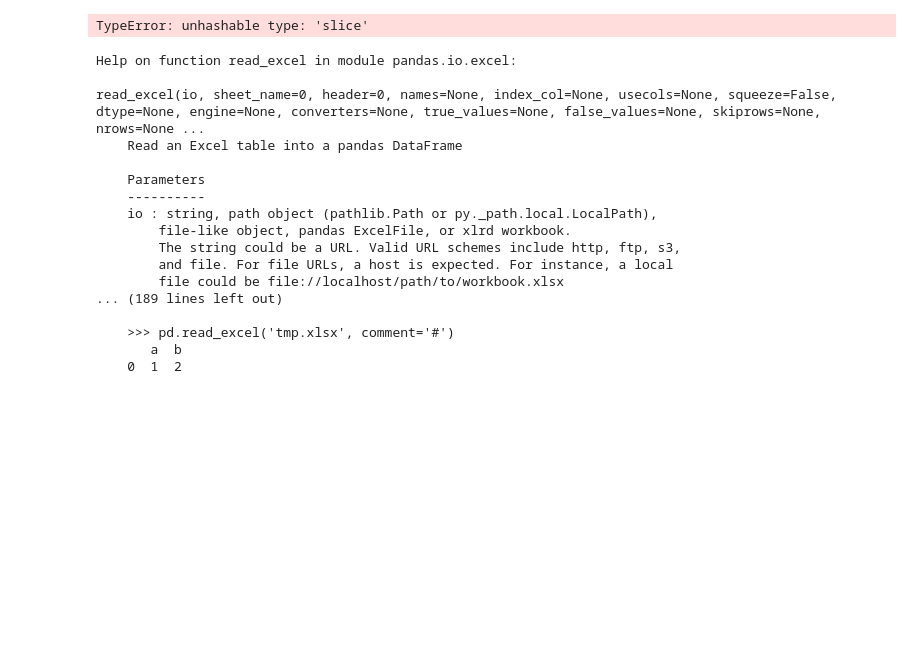
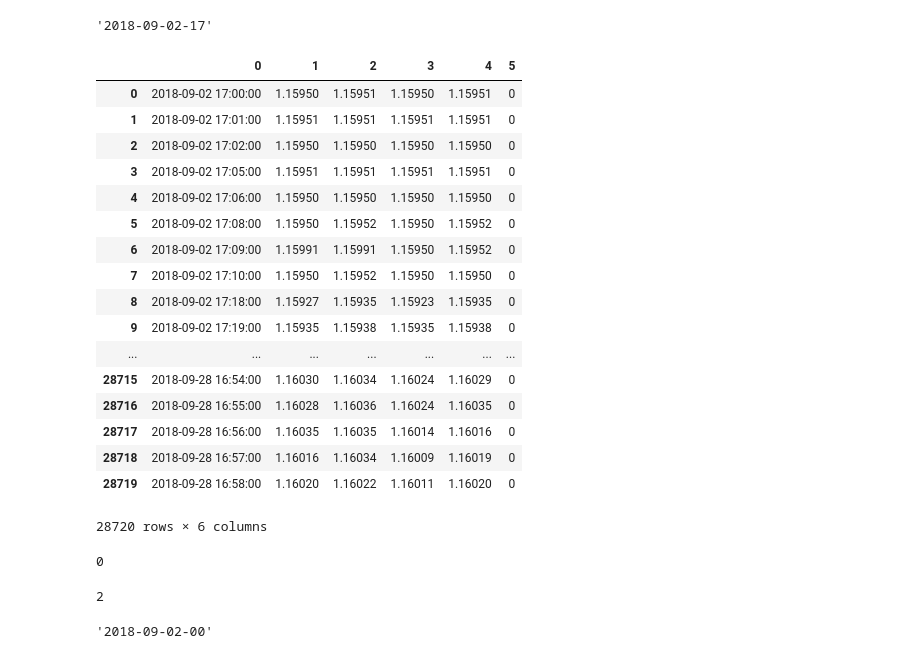
Before and after one commit to StephanH84/algo-trading, a Jupyter notebook: forex/notebooks/Explore data.ipynb, the cells around one changed output. Saved outputs shown, nothing was run; the diff lists cells and outputs as text; code cells hidden in the pictures; blank space fills up the shorter version.

Commit message:
Initial implementation for data loading and transforming.

```diff
--- a/forex/notebooks/Explore data.ipynb
+++ b/forex/notebooks/Explore data.ipynb
@@ -8,24 +11,33 @@ df = pd.read_excel(FILE, sheet_name=0,header=None )
+# %%
+df[0][10].strftime("%Y-%m-%d-%H")
+# %% [output]
+'2018-09-02-17'
 # %%
-df.
+df
 # %% [output]
+|  | 0 | 1 | 2 | 3 | 4 | 5 |
+| 0 | 2018-09-02 17:00:00 | 1.15950 | 1.15951 | 1.15950 | 1.15951 | 0 |
+| 1 | 2018-09-02 17:01:00 | 1.15951 | 1.15951 | 1.15951 | 1.15951 | 0 |
+| 2 | 2018-09-02 17:02:00 | 1.15950 | 1.15950 | 1.15950 | 1.15950 | 0 |
+| 3 | 2018-09-02 17:05:00 | 1.15951 | 1.15951 | 1.15951 | 1.15951 | 0 |
+| 4 | 2018-09-02 17:06:00 | 1.15950 | 1.15950 | 1.15950 | 1.15950 | 0 |
+| 5 | 2018-09-02 17:08:00 | 1.15950 | 1.15952 | 1.15950 | 1.15952 | 0 |
+| 6 | 2018-09-02 17:09:00 | 1.15991 | 1.15991 | 1.15950 | 1.15952 | 0 |
+| 7 | 2018-09-02 17:10:00 | 1.15950 | 1.15952 | 1.15950 | 1.15950 | 0 |
+| 8 | 2018-09-02 17:18:00 | 1.15927 | 1.15935 | 1.15923 | 1.15935 | 0 |
+| 9 | 2018-09-02 17:19:00 | 1.15935 | 1.15938 | 1.15935 | 1.15938 | 0 |
+| ... | ... | ... | ... | ... | ... | ... |
+| 28715 | 2018-09-28 16:54:00 | 1.16030 | 1.16034 | 1.16024 | 1.16029 | 0 |
+| 28716 | 2018-09-28 16:55:00 | 1.16028 | 1.16036 | 1.16024 | 1.16035 | 0 |
+| 28717 | 2018-09-28 16:56:00 | 1.16035 | 1.16035 | 1.16014 | 1.16016 | 0 |
+| 28718 | 2018-09-28 16:57:00 | 1.16016 | 1.16034 | 1.16009 | 1.16019 | 0 |
+| 28719 | 2018-09-28 16:58:00 | 1.16020 | 1.16022 | 1.16011 | 1.16020 | 0 |
-TypeError: unhashable type: 'slice'
+28720 rows × 6 columns
-# %%
-help(pd.read_excel)
-# %% [output]
-Help on function read_excel in module pandas.io.excel:
-
-read_excel(io, sheet_name=0, header=0, names=None, index_col=None, usecols=None, squeeze=False, dtype=None, engine=None, converters=None, true_values=None, false_values=None, skiprows=None, nrows=None ...
-    Read an Excel table into a pandas DataFrame
-
-    Parameters
-    ----------
-    io : string, path object (pathlib.Path or py._path.local.LocalPath),
-        file-like object, pandas ExcelFile, or xlrd workbook.
-        The string could be a URL. Valid URL schemes include http, ftp, s3,
-        and file. For file URLs, a host is expected. For instance, a local
-        file could be file://localhost/path/to/workbook.xlsx
-... (189 lines left out)
-
-    >>> pd.read_excel('tmp.xlsx', comment='#')
-       a  b
-    0  1  2
+# %%
+t0.minute // 15
+# %% [output]
+0
+# %%
+44 // 15
+# %% [output]
+2
@@ -31,0 +46,4 @@ read_excel(io, sheet_name=0, header=0, names=None, index_col=None, usecols=None,
+# %%
+d0.strftime("%Y-%m-%d-%H")
+# %% [output]
+'2018-09-02-00'
```
Also changed, not shown: parts of 9 cells of this notebook, 1 other file.
